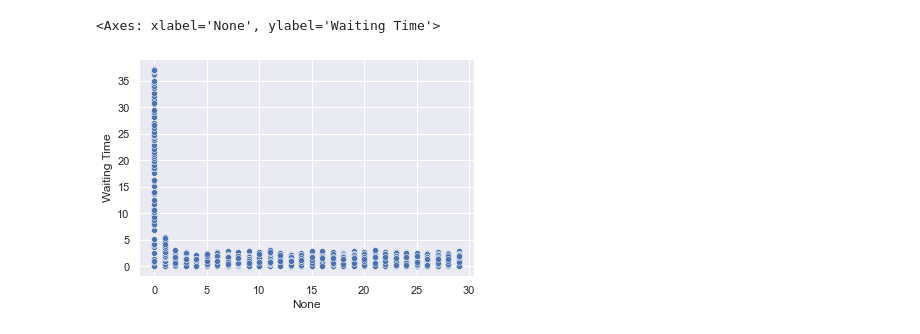
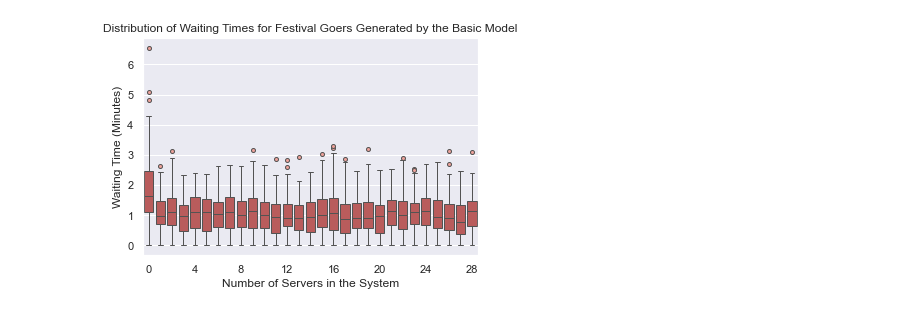
Before and after one commit to beavargas/Festivals-simulation-FYP, a Jupyter notebook: Visualization.ipynb, the cells around one changed output. Saved outputs shown, nothing was run; the diff lists cells and outputs as text; code cells hidden in the pictures.

Commit message:
ran basic model

```diff
--- a/Visualization.ipynb
+++ b/Visualization.ipynb
@@ -26,10 +28,22 @@ df.head()
 # The following plot shows the waiting times for all the festival goers for each number of servers in the system
 
 df_melted = pd.melt(df, value_name="Waiting Time", ignore_index=False)
-sns.scatterplot(data=df_melted, x=df_melted.index, y="Waiting Time")
+# sns.scatterplot(data=df_melted, x=df_melted.index, y="Waiting Time")
+df.index = df.index + 1 # this switches the x-axis labels to strat from 1 instead of 0
-# %% [output]
-<Axes: xlabel='None', ylabel='Waiting Time'>
-[figure, removed]
+# %%
+ax = sns.boxplot(data=df_melted, x=df_melted.index, y="Waiting Time", color="#c94c4c",  flierprops=dict( marker='o', markersize=4, markerfacecolor="#eea29a"))
+
+
+xticks_interval = 4
+labels = ax.get_xticks()[::xticks_interval]
+ax.set_xticks(labels)
+
+plt.title("Distribution of Waiting Times for Festival Goers Generated by the Basic Model")
+plt.xlabel("Number of Servers in the System")
+plt.ylabel("Waiting Time (Minutes)")
+plt.show()
+# %% [output]
+[figure, added]
 # %%
 # PLotting the scatter graph for x amount of servers.
 # We extract a row from the dataframe and plot the waiting time on the y axis and the festival goer on the x axis
```
Also changed, not shown: parts of 4 cells of this notebook, 2 other files.
